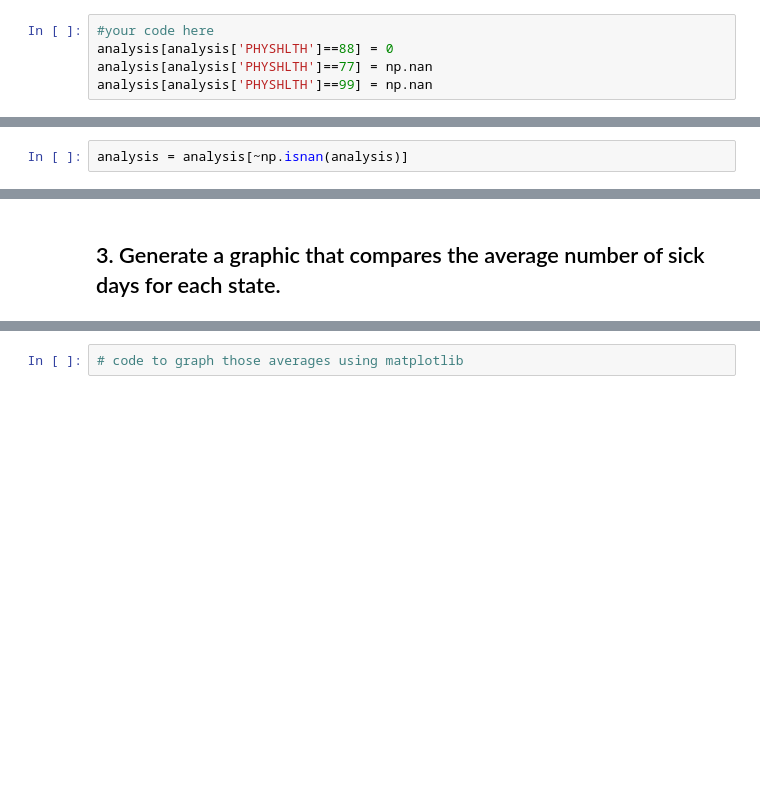
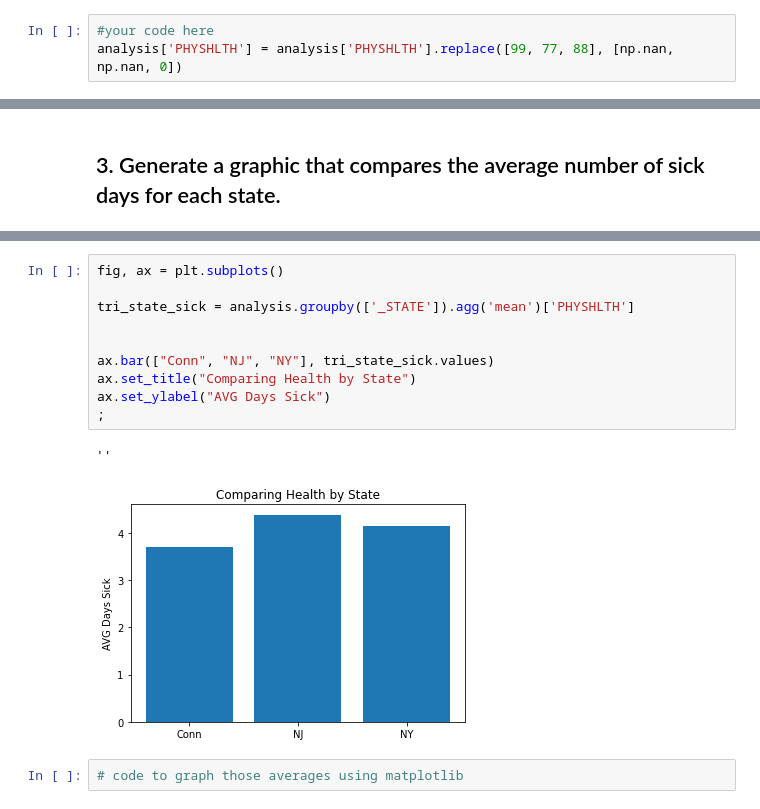
Before and after one commit to Mynusjanai/nyc-dc-ds-020121, a Jupyter notebook: Phase_2/STATS_case_study/Workbook_Statistical_Tests_Applied.ipynb, the cells around one changed output, grey strips where cells are left out. Cells and saved outputs as stored; diff of their text form; blank space fills up the shorter version.

```diff
--- a/Phase_2/STATS_case_study/Workbook_Statistical_Tests_Applied.ipynb
+++ b/Phase_2/STATS_case_study/Workbook_Statistical_Tests_Applied.ipynb
@@ -98,6 +93,4 @@ Name: PHYSHLTH, dtype: float64
 As you can see from the data dictionary, there are a number of responses that are coded with values that could throw off our descriptive statistics.  Let's clean up by mapping the responses to a more appropriate value, and handling any missing values.
 # %%
 #your code here
-analysis[analysis['PHYSHLTH']==88] = 0
-analysis[analysis['PHYSHLTH']==77] = np.nan
-analysis[analysis['PHYSHLTH']==99] = np.nan
+analysis['PHYSHLTH'] = analysis['PHYSHLTH'].replace([99, 77, 88], [np.nan, np.nan, 0])
@@ -122,4 +129,2 @@ analysis['PHYSHLTH'].value_counts(dropna=False)
 23.0        4
 Name: PHYSHLTH, dtype: int64
-# %%
-analysis = analysis[~np.isnan(analysis)]
@@ -178,6 +187,19 @@ _STATE
 34.0    4.380957
 36.0    4.148030
 Name: PHYSHLTH, dtype: float64
+# %%
+fig, ax = plt.subplots()
+
+tri_state_sick = analysis.groupby(['_STATE']).agg('mean')['PHYSHLTH']
+
+
+ax.bar(["Conn", "NJ", "NY"], tri_state_sick.values)
+ax.set_title("Comparing Health by State")
+ax.set_ylabel("AVG Days Sick")
+;
+# %% [output]
+''
+[figure, added]
 # %%
 # code to graph those averages using matplotlib
 # %% [output]
```
Also changed, not shown: parts of 26 cells of this notebook, 4 other files.
